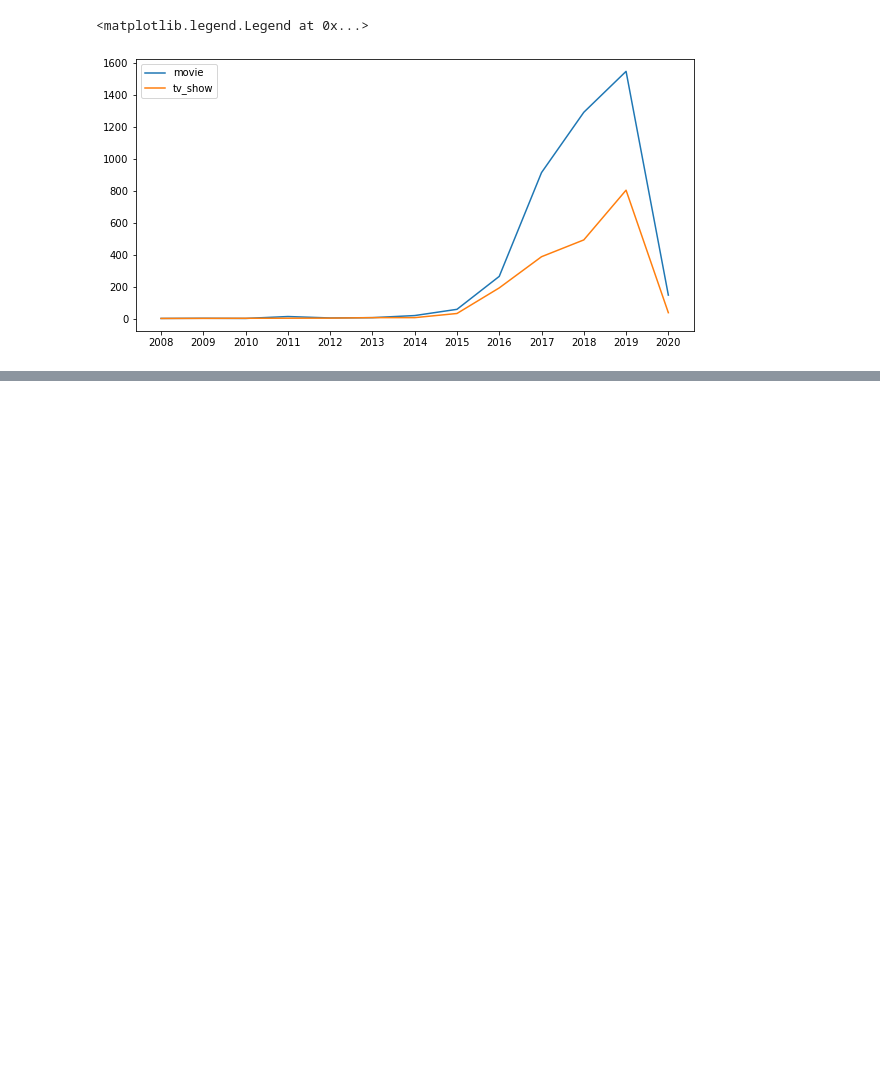
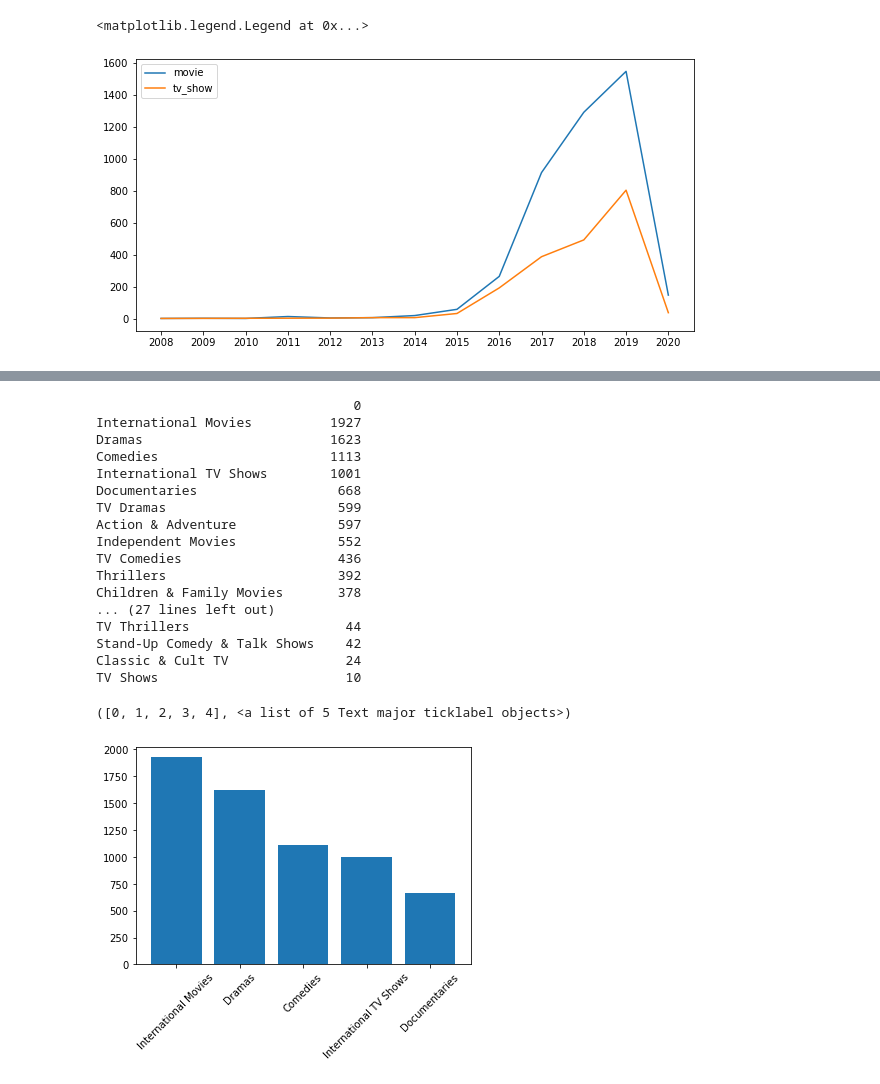
Before and after one commit to willhwh/DS_60Days, a Jupyter notebook: project1_nf.ipynb, the cells around one changed output, grey strips where cells are left out. Saved outputs shown, nothing was run; the diff lists cells and outputs as text; code cells hidden in the pictures; blank space fills up the shorter version.

```diff
--- a/project1_nf.ipynb
+++ b/project1_nf.ipynb
@@ -526,0 +571,45 @@ plt.legend()
+# %%
+listed_dict = {}
+target = listed_amount
+for i in range(target.shape[0]):
+    for j in range(1,target.shape[1]):
+        if target.iloc[i,j] not in listed_dict:
+            listed_dict.update({target.iloc[i,j]:1})
+        else:
+            listed_dict[target.iloc[i,j]]=listed_dict[target.iloc[i,j]]+1
+del listed_dict['']
+
+
+df = pd.DataFrame.from_dict(listed_dict, orient='index')
+df.sort_values(0,inplace=True,ascending = False)
+print(df)
+
+c = Counter(listed_dict)
+top5 = c.most_common(5)
+
+
+
+x = [i[0] for i in top5]
+y = [i[1] for i in top5]
+plt.bar(x,y)
+plt.xticks(rotation=45)
+# %% [output]
+                                 0
+International Movies          1927
+Dramas                        1623
+Comedies                      1113
+International TV Shows        1001
+Documentaries                  668
+TV Dramas                      599
+Action & Adventure             597
+Independent Movies             552
+TV Comedies                    436
+Thrillers                      392
+Children & Family Movies       378
+... (27 lines left out)
+TV Thrillers                    44
+Stand-Up Comedy & Talk Shows    42
+Classic & Cult TV               24
+TV Shows                        10
+([0, 1, 2, 3, 4], <a list of 5 Text major ticklabel objects>)
+[figure, added]
```
Also changed, not shown: parts of 20 cells of this notebook, 1 other file.
